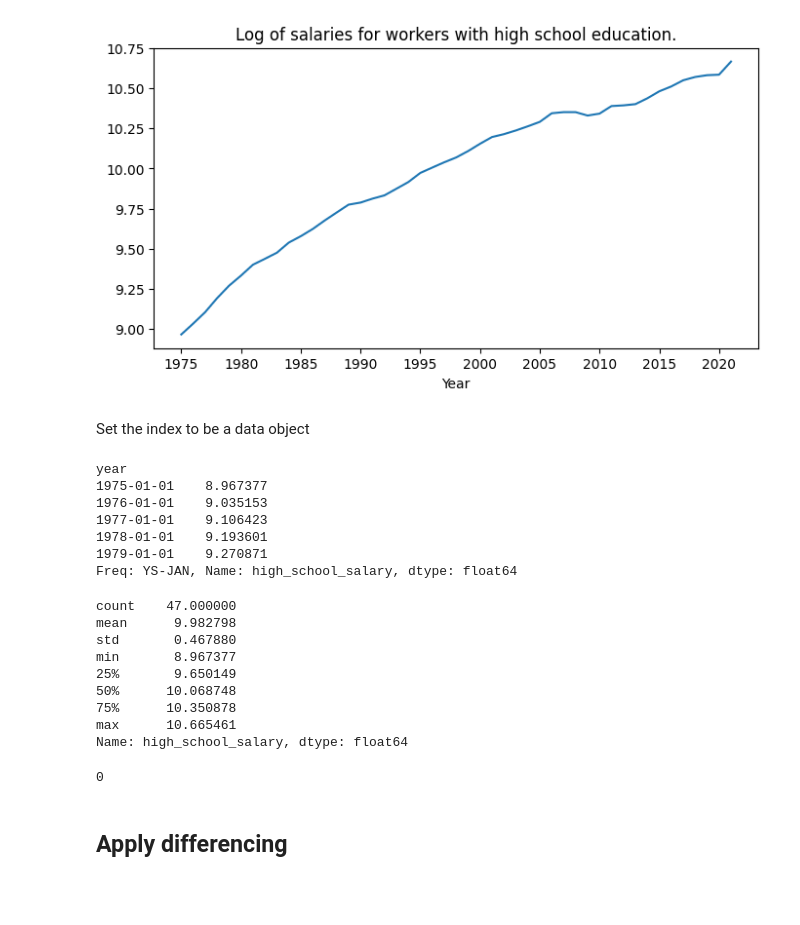
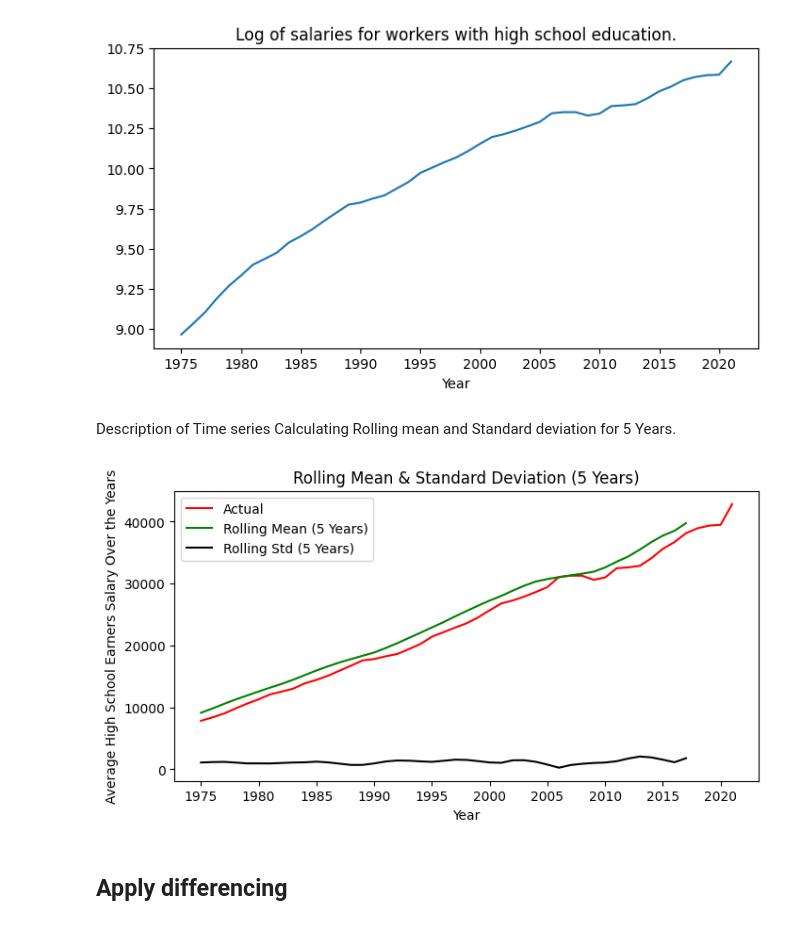
Before and after one commit to pmiller50/IU_time_series_G3, a Jupyter notebook: TSA_Project_Part3.ipynb, the cells around one changed output. Drawn from its saved outputs; the diff is of its cells as text; code cells hidden in the pictures; blank space fills up the shorter version.

```diff
--- a/TSA_Project_Part3.ipynb
+++ b/TSA_Project_Part3.ipynb
@@ -55,37 +67,24 @@ plt.plot(salaries_df.index, high_school_data_log)
 plt.xlabel('Year');
 # %% [output]
 [figure]
-# %% [markdown]
-Set the index to be a data object
-# %%
-high_school_data_log.index = pd.to_datetime(high_school_data_log.index, format='%Y')
-high_school_data_log = high_school_data_log.asfreq('YS-JAN')
-
-high_school_data_log.head()
-# %% [output]
-year
-1975-01-01    8.967377
-1976-01-01    9.035153
-1977-01-01    9.106423
-1978-01-01    9.193601
-1979-01-01    9.270871
-Freq: YS-JAN, Name: high_school_salary, dtype: float64
-# %%
-high_school_data_log.describe()
-# %% [output]
-count    47.000000
-mean      9.982798
-std       0.467880
-min       8.967377
-25%       9.650149
-50%      10.068748
-75%      10.350878
-max      10.665461
-Name: high_school_salary, dtype: float64
-# %%
-high_school_data_log.isnull().sum()
-# %% [output]
-0
+# %% [markdown]
+Description of Time series
+Calculating Rolling mean and Standard deviation for 5 Years.
+# %%
+rolmean = salaries_df['high_school_salary'].rolling(window=5).mean()
+rolstd = salaries_df['high_school_salary'].rolling(window=5).std()
+# %%
+plt.figure(figsize=(8,4))
+actual = plt.plot(salaries_df.index, salaries_df['high_school_salary'], color='red', label='Actual')
+mean_5 = plt.plot(rolmean, color='green', label='Rolling Mean (5 Years)')
+std_5 = plt.plot(rolstd, color='black', label='Rolling Std (5 Years)')
+plt.legend(loc='best')
+plt.title('Rolling Mean & Standard Deviation (5 Years)')
+plt.xlabel('Year')
+plt.ylabel('Average High School Earners Salary Over the Years')
+plt.show(block=False)
+# %% [output]
+[figure, added]
 # %% [markdown]
 ## Apply differencing
 # %%
```
Also changed, not shown: parts of 32 cells of this notebook, 1 other file.
